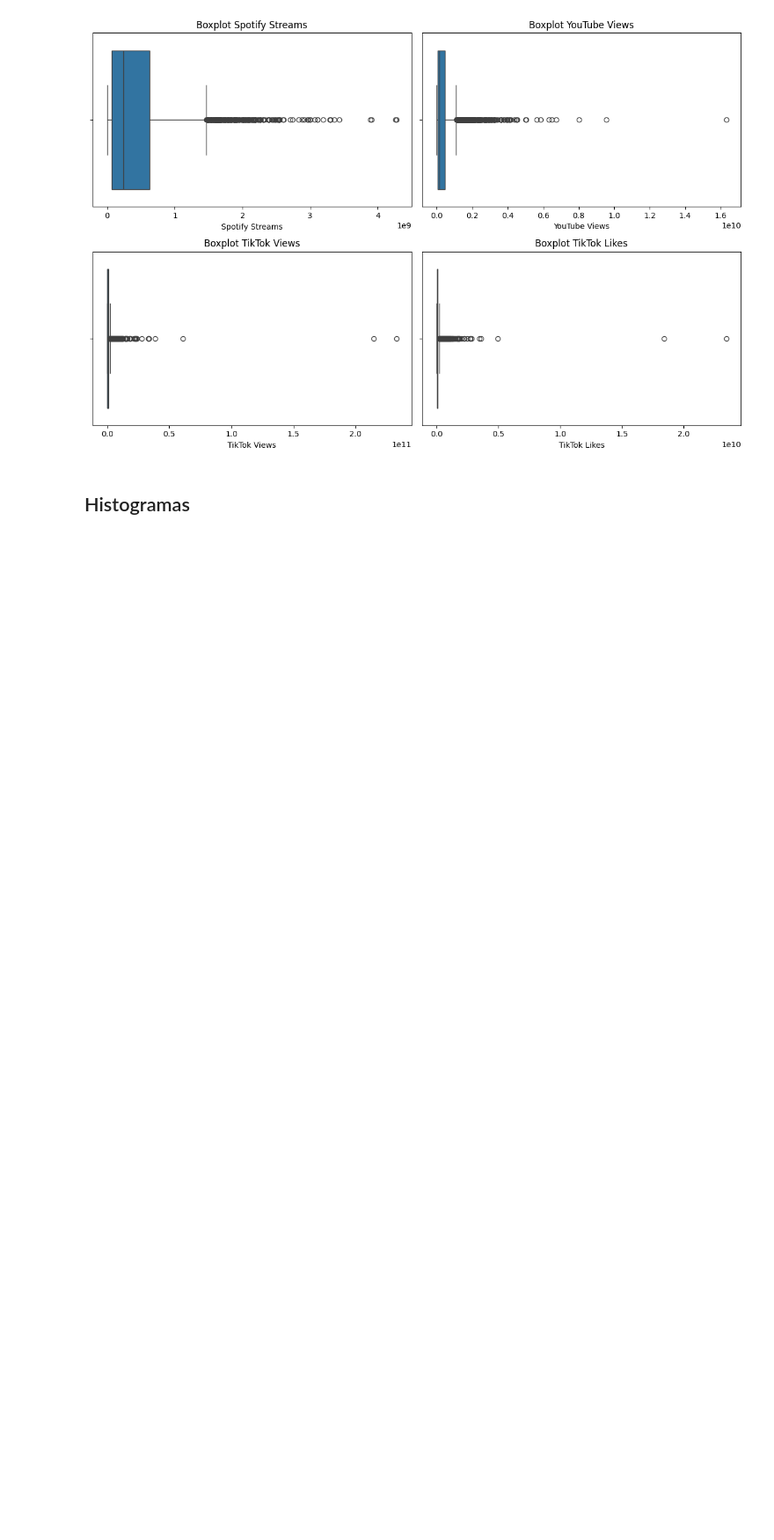
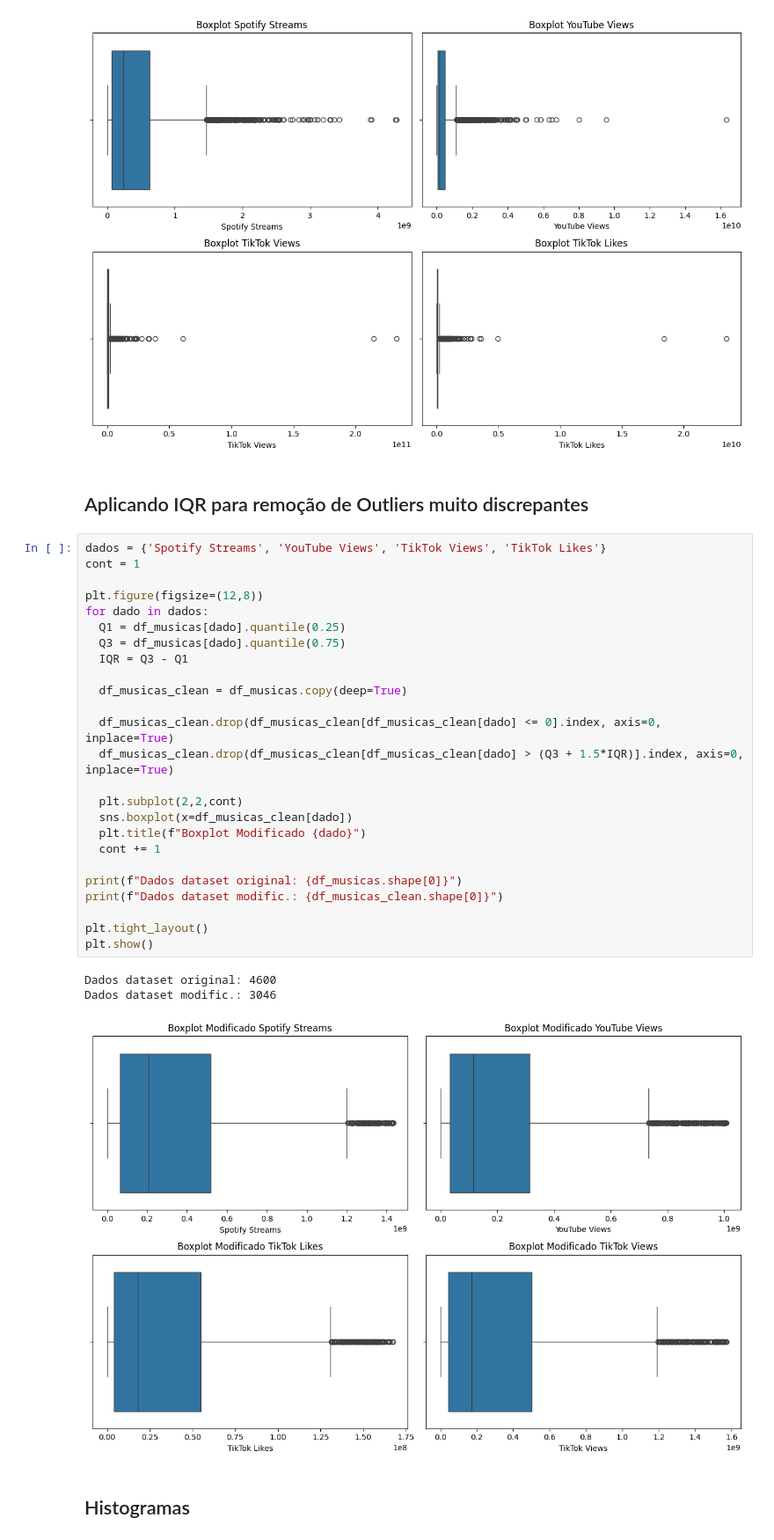
Before and after one commit to MizunoYudi/AD-Musicas-Mais-Tocadas, a Jupyter notebook: projeto.ipynb, the cells around one changed output. Shown at 88% size. Saved outputs shown, nothing was run; the diff lists cells and outputs as text; blank space fills up the shorter version.

Commit message:
feat: Aplicando IQR nos diagrams de Boxplot para normalizar os dispersão dos dados

```diff
--- a/projeto.ipynb
+++ b/projeto.ipynb
@@ -430,6 +430,37 @@ plt.tight_layout()
 plt.show()
 # %% [output]
 [figure]
+# %% [markdown]
+## Aplicando IQR para remoção de Outliers muito discrepantes
+# %%
+dados = {'Spotify Streams', 'YouTube Views', 'TikTok Views', 'TikTok Likes'}
+cont = 1
+
+plt.figure(figsize=(12,8))
+for dado in dados:
+  Q1 = df_musicas[dado].quantile(0.25)
+  Q3 = df_musicas[dado].quantile(0.75)
+  IQR = Q3 - Q1
+
+  df_musicas_clean = df_musicas.copy(deep=True)
+
+  df_musicas_clean.drop(df_musicas_clean[df_musicas_clean[dado] <= 0].index, axis=0, inplace=True)
+  df_musicas_clean.drop(df_musicas_clean[df_musicas_clean[dado] > (Q3 + 1.5*IQR)].index, axis=0, inplace=True)
+
+  plt.subplot(2,2,cont)
+  sns.boxplot(x=df_musicas_clean[dado])
+  plt.title(f"Boxplot Modificado {dado}")
+  cont += 1
+
+print(f"Dados dataset original: {df_musicas.shape[0]}")
+print(f"Dados dataset modific.: {df_musicas_clean.shape[0]}")
+
+plt.tight_layout()
+plt.show()
+# %% [output]
+Dados dataset original: 4600
+Dados dataset modific.: 3046
+[figure, added]
 # %% [markdown]
 ## Histogramas
 # %%
```
